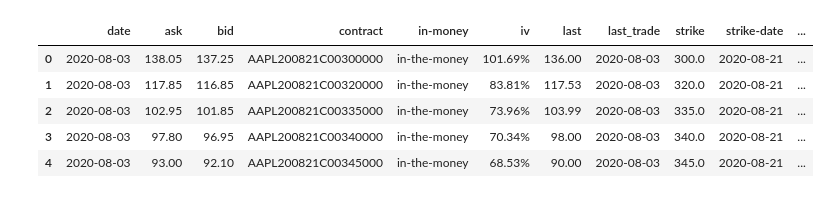
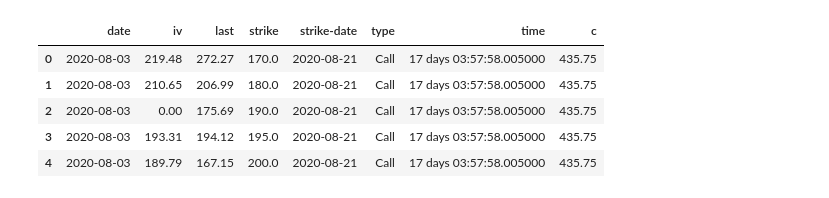
Before and after one commit to andermy/yahooScraper, a Jupyter notebook: Iron Condor.ipynb, the cells around one changed output. Saved outputs shown, nothing was run; the diff lists cells and outputs as text; code cells hidden in the pictures.

```diff
--- a/Iron Condor.ipynb
+++ b/Iron Condor.ipynb
@@ -6 +8,3 @@ import datetime
 m = s.stockMongo()
+# %%
+m.update_stockprices('AAPL')
@@ -22,8 +30,14 @@ new_apple = new_apple[new_apple['volume'] > 50]
 # %%
-apl = m.get_stock_data('AAPL')
+apl = m.get_stock_data('AAPL').drop_duplicates(subset ="date")
 # %%
 def split(apple):
     if apple['date'] < datetime.datetime.fromisoformat('2020-08-31'):
         return apple['c'] * 4
     else:
         return apple['c']
+# %%
+new_apple = apple.reset_index()
+new_apple['time'] = new_apple['strike-date'] - new_apple['date']
+new_apple['iv'] = pd.Series(new_apple['iv']).str.replace('%', '0', regex=False)
+new_apple['iv'] = pd.to_numeric(new_apple['iv'],errors='coerce')
+new_apple.describe()
@@ -29,0 +54,7 @@ def split(apple):
+# %%
+new_apple = new_apple.reset_index()
+new_apple = new_apple.drop(['volume', 'in-money', 'bid', 'ask','last_trade', 'contract', 'index'], axis=1)
+#new_apple = new_apple.set_index(['strike-date', 'type'])
+new_apple['date'] = pd.to_datetime(new_apple['date']).dt.strftime('%m-%d-%Y')
+new_apple['date'] = pd.to_datetime(new_apple['date'])
+new_apple.head()
@@ -30,14 +68,17 @@ def split(apple):
 # %%
-new_apple = new_apple.reset_index()
+#new_apple = new_apple.reset_index()
+
 new_apple['date'] = new_apple['date'].dt.normalize()
 new_apple = pd.merge(new_apple, apl[['c', 'date']], on='date')
 #apple2 = apple2.set_index('date')
 new_apple['c'] = new_apple.apply(split, axis=1)
+strike_pivot = new_apple.pivot_table(columns="strike-date", values="date", aggfunc=np.count_nonzero)
+strike_cols = strike_pivot.columns
 new_apple.head()
 # %% [output]
-|  | date | ask | bid | contract | in-money | iv | last | last_trade | strike | strike-date | ... |
-| 0 | 2020-08-03 | 138.05 | 137.25 | AAPL200821C00300000 | in-the-money | 101.69% | 136.00 | 2020-08-03 | 300.0 | 2020-08-21 | ... |
-| 1 | 2020-08-03 | 117.85 | 116.85 | AAPL200821C00320000 | in-the-money | 83.81% | 117.53 | 2020-08-03 | 320.0 | 2020-08-21 | ... |
-| 2 | 2020-08-03 | 102.95 | 101.85 | AAPL200821C00335000 | in-the-money | 73.96% | 103.99 | 2020-08-03 | 335.0 | 2020-08-21 | ... |
-| 3 | 2020-08-03 | 97.80 | 96.95 | AAPL200821C00340000 | in-the-money | 70.34% | 98.00 | 2020-08-03 | 340.0 | 2020-08-21 | ... |
-| 4 | 2020-08-03 | 93.00 | 92.10 | AAPL200821C00345000 | in-the-money | 68.53% | 90.00 | 2020-08-03 | 345.0 | 2020-08-21 | ... |
+|  | date | iv | last | strike | strike-date | type | time | c |
+| 0 | 2020-08-03 | 219.48 | 272.27 | 170.0 | 2020-08-21 | Call | 17 days 03:57:58.005000 | 435.75 |
+| 1 | 2020-08-03 | 210.65 | 206.99 | 180.0 | 2020-08-21 | Call | 17 days 03:57:58.005000 | 435.75 |
+| 2 | 2020-08-03 | 0.00 | 175.69 | 190.0 | 2020-08-21 | Call | 17 days 03:57:58.005000 | 435.75 |
+| 3 | 2020-08-03 | 193.31 | 194.12 | 195.0 | 2020-08-21 | Call | 17 days 03:57:58.005000 | 435.75 |
+| 4 | 2020-08-03 | 189.79 | 167.15 | 200.0 | 2020-08-21 | Call | 17 days 03:57:58.005000 | 435.75 |
```
Also changed, not shown: parts of 14 cells of this notebook, 1 other file.
